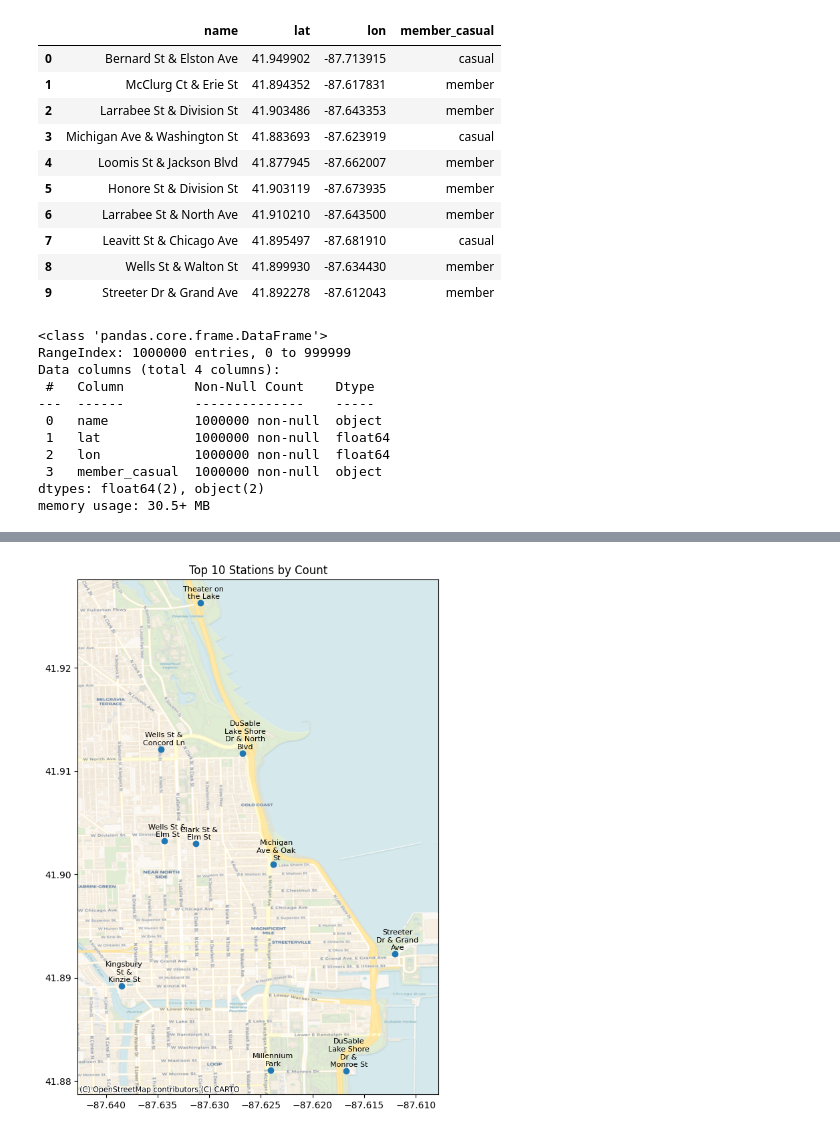
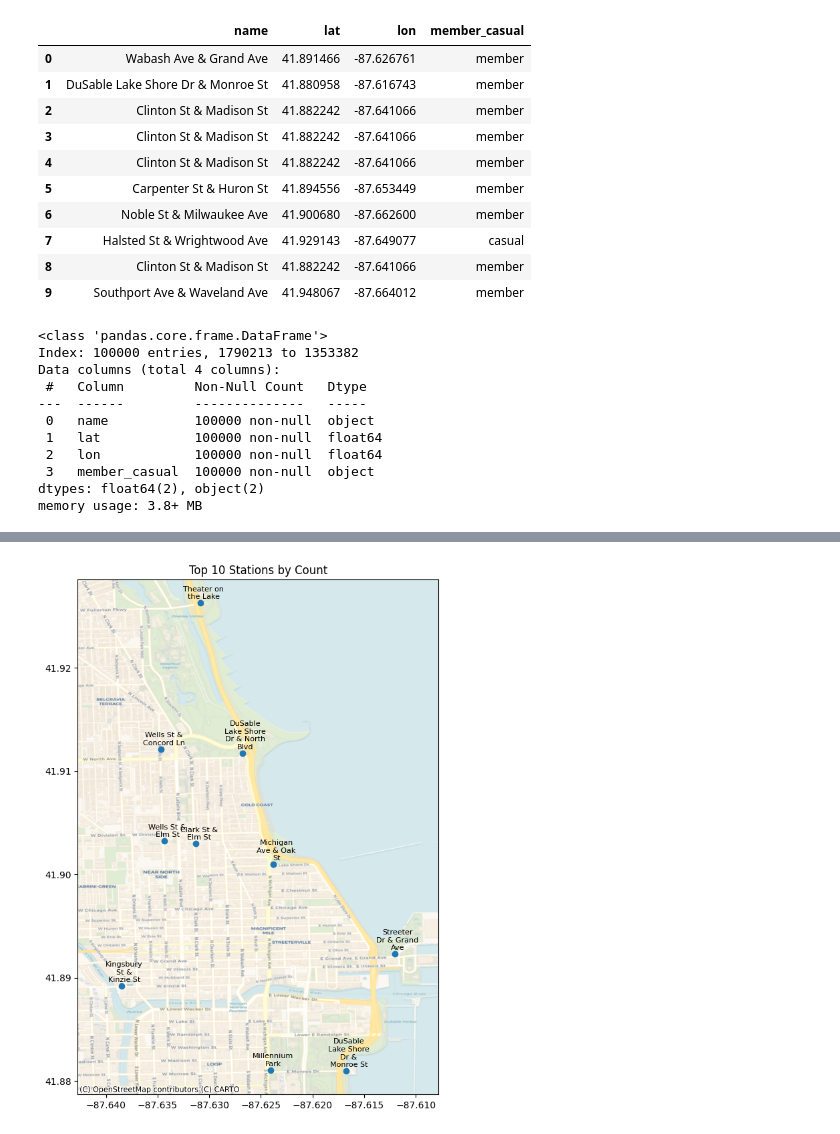
Before and after one commit to andyguo0228/bike_share_python, a Jupyter notebook: side_book copy.ipynb, the cells around one changed output, grey strips where cells are left out. Drawn from its saved outputs; the diff is of its cells as text; code cells hidden in the pictures.

```diff
--- a/side_book copy.ipynb
+++ b/side_book copy.ipynb
@@ -11,35 +10,36 @@ import contextily as cx
 import textwrap
 # %%
 
-top_stations = pd.read_csv('sample.csv', usecols=['start_station_name', 'start_lat', 'start_lng', 'member_casual'])
+top_stations = pd.read_csv('cleaned_data.csv', usecols=['start_station_name', 'start_lat', 'start_lng', 'member_casual'])
 top_stations.rename(columns={'start_station_name': 'name', 'start_lat': 'lat', 'start_lng': 'lon'}, inplace=True)
 top_stations.head(10)
 # %% [output]
 |  | name | lat | lon | member_casual |
-| 0 | Bernard St & Elston Ave | 41.949902 | -87.713915 | casual |
-| 1 | McClurg Ct & Erie St | 41.894352 | -87.617831 | member |
-| 2 | Larrabee St & Division St | 41.903486 | -87.643353 | member |
-| 3 | Michigan Ave & Washington St | 41.883693 | -87.623919 | casual |
-| 4 | Loomis St & Jackson Blvd | 41.877945 | -87.662007 | member |
-| 5 | Honore St & Division St | 41.903119 | -87.673935 | member |
-| 6 | Larrabee St & North Ave | 41.910210 | -87.643500 | member |
-| 7 | Leavitt St & Chicago Ave | 41.895497 | -87.681910 | casual |
-| 8 | Wells St & Walton St | 41.899930 | -87.634430 | member |
-| 9 | Streeter Dr & Grand Ave | 41.892278 | -87.612043 | member |
+| 0 | Wabash Ave & Grand Ave | 41.891466 | -87.626761 | member |
+| 1 | DuSable Lake Shore Dr & Monroe St | 41.880958 | -87.616743 | member |
+| 2 | Clinton St & Madison St | 41.882242 | -87.641066 | member |
+| 3 | Clinton St & Madison St | 41.882242 | -87.641066 | member |
+| 4 | Clinton St & Madison St | 41.882242 | -87.641066 | member |
+| 5 | Carpenter St & Huron St | 41.894556 | -87.653449 | member |
+| 6 | Noble St & Milwaukee Ave | 41.900680 | -87.662600 | member |
+| 7 | Halsted St & Wrightwood Ave | 41.929143 | -87.649077 | casual |
+| 8 | Clinton St & Madison St | 41.882242 | -87.641066 | member |
+| 9 | Southport Ave & Waveland Ave | 41.948067 | -87.664012 | member |
 # %%
+top_stations = top_stations.sample(100000)
 top_stations.info()
 # %% [output]
 <class 'pandas.core.frame.DataFrame'>
-RangeIndex: 1000000 entries, 0 to 999999
+Index: 100000 entries, 1790213 to 1353382
 Data columns (total 4 columns):
- #   Column         Non-Null Count    Dtype
----  ------         --------------    -----
- 0   name           1000000 non-null  object
- 1   lat            1000000 non-null  float64
- 2   lon            1000000 non-null  float64
- 3   member_casual  1000000 non-null  object
+ #   Column         Non-Null Count   Dtype
+---  ------         --------------   -----
+ 0   name           100000 non-null  object
+ 1   lat            100000 non-null  float64
+ 2   lon            100000 non-null  float64
+ 3   member_casual  100000 non-null  object
 dtypes: float64(2), object(2)
-memory usage: 30.5+ MB
+memory usage: 3.8+ MB
 # %%
 # group by station and check for unique coordinates
 groupy = top_stations.groupby('name')[['lat', 'lon']].nunique()
```
Also changed, not shown: parts of 16 cells of this notebook, 2 other files.
